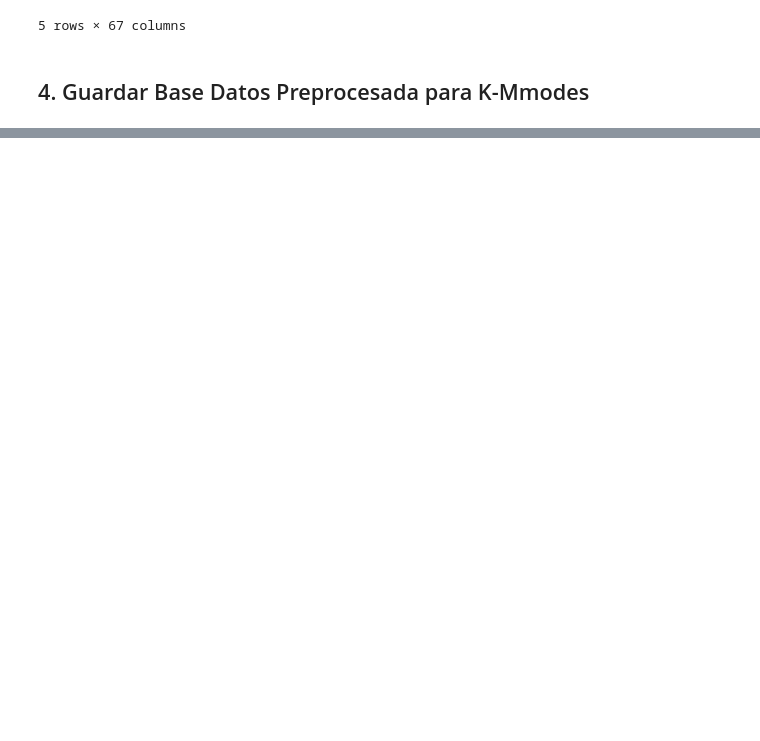
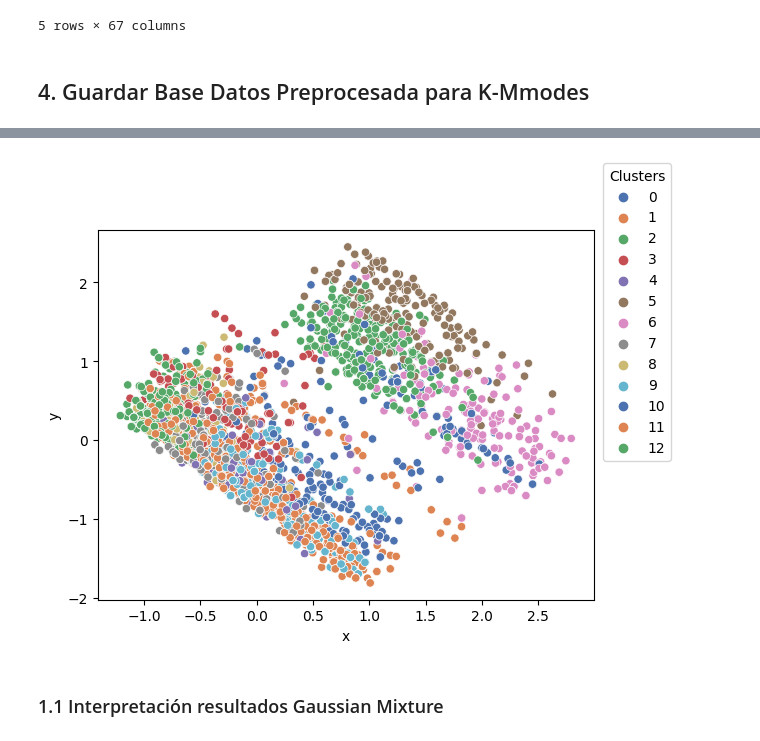
Before and after one commit to uniandes-data-wizards/laboratory-01, a Jupyter notebook: preprocessing_pipeline.ipynb, the cells around one changed output, grey strips where cells are left out. Cells and saved outputs as stored; diff of their text form; code cells hidden in the pictures; blank space fills up the shorter version.

```diff
--- a/preprocessing_pipeline.ipynb
+++ b/preprocessing_pipeline.ipynb
@@ -666,0 +698,2 @@ imputed_from_csv.drop('Unnamed: 0', axis=1, inplace=True)
+# %%
+final_gmm_results = GaussianMixture(n_components=13, random_state=0).fit_predict(clean_df)
@@ -666,0 +706,14 @@ imputed_from_csv.drop('Unnamed: 0', axis=1, inplace=True)
+# %%
+from sklearn.decomposition import PCA
+pca = PCA(n_components=2).fit_transform(clean_df)
+df_pca = pd.DataFrame(pca, columns=['x', 'y'])
+# %%
+import seaborn as sns
+import matplotlib.pyplot as plt
+p = sns.scatterplot(data=df_pca,x='x', y='y',hue=final_gmm_results, legend="full", palette="deep")
+sns.move_legend(p, "upper right", bbox_to_anchor=(1.17, 1.2), title='Clusters')
+plt.show()
+# %% [output]
+[figure, added]
+# %% [markdown]
+### 1.1 Interpretación resultados Gaussian Mixture
```
Also changed, not shown: parts of 10 cells of this notebook.
